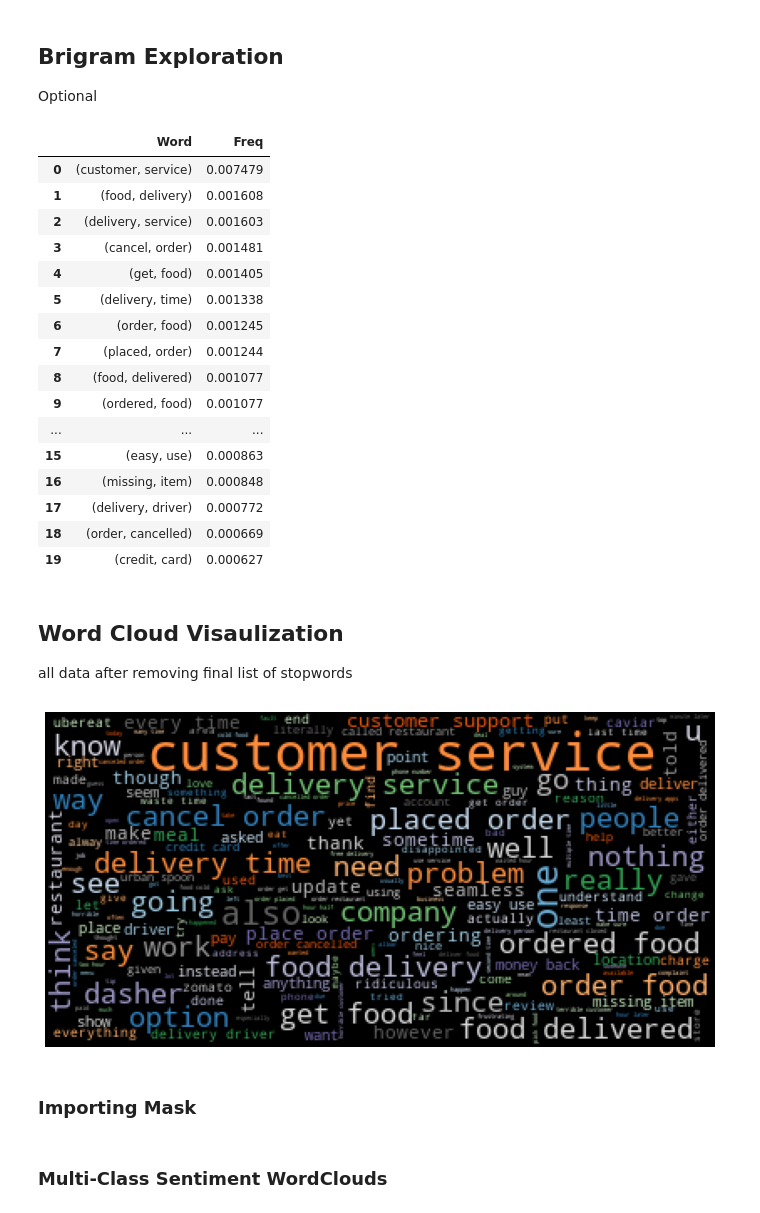
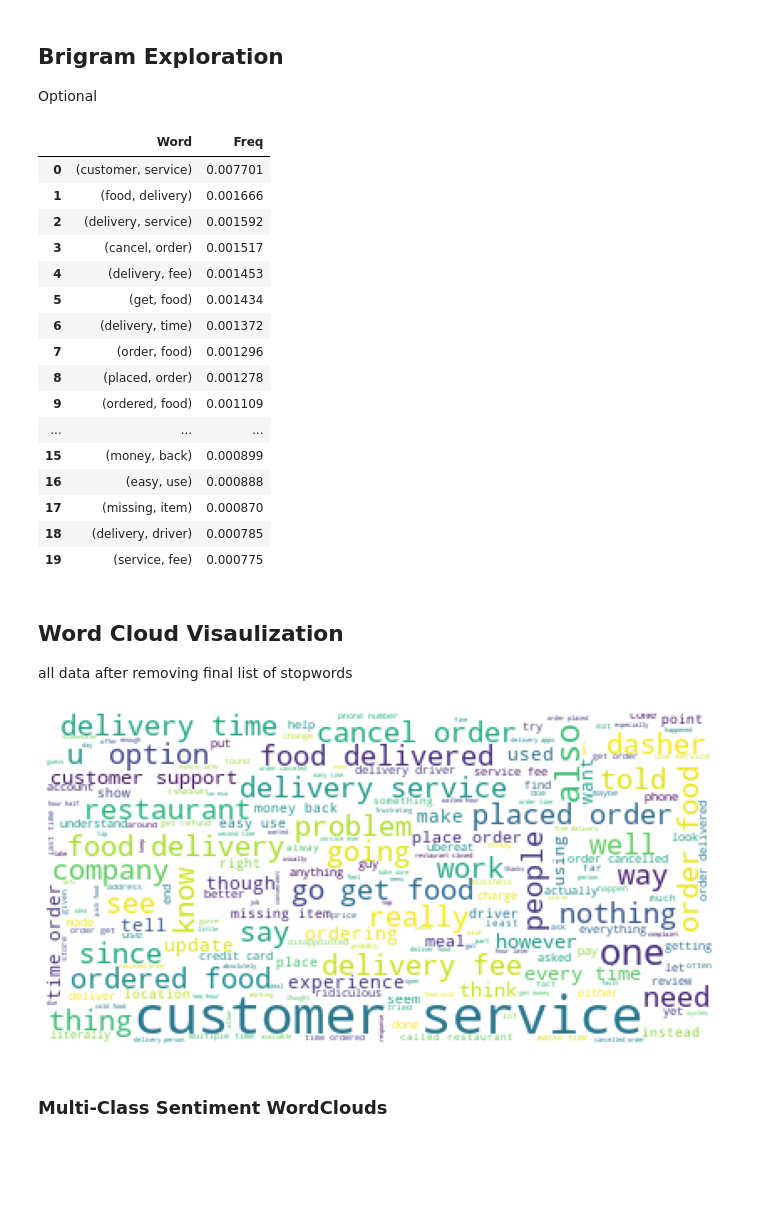
Before and after one commit to jennifernha/NLP-App-Reviews-Sentiment-Analysis, a Jupyter notebook: NLP-App-Sentiment-Analysis.ipynb, the cells around one changed output. Drawn from its saved outputs; the diff is of its cells as text; code cells hidden in the pictures; blank space fills up the shorter version.

```diff
--- a/NLP-App-Sentiment-Analysis.ipynb
+++ b/NLP-App-Sentiment-Analysis.ipynb
@@ -688,7 +696,8 @@ Now that we have removed common stopwords, we begin to see more insightful words
 # %%
 # Add common words unrelated to sentiment to stopwords_list
 stopwords_list.extend(['wa','app', 'would', 'even', 'uber', 'it’s', 'don’t',
-                       'ha', 'i’m', 'postmates', 'i’ve', 'said', 'doordash', 'eats', 'grubhub'])
+                       'ha', 'i’m', 'postmates', 'i’ve', 'said', 'doordash', 'eats', 'grubhub', 'caviar', 'urbanspoon',
+                      'spoon', 'urban', 'urban spoon', 'yelp', 'zomato'])
 # %%
 # Remove new stopwords
 stopped_tokens = [w.lower() for w in lemmatized_tokens  if w.lower() \
@@ -723,8 +732,13 @@ Additional removal - remove words that are too indicative of the user's sentimen
 The words that we have left are much more insightful, but we also want to remove words that are too indicative of the user's sentiment. By doing so, we will be able to better examine what elements of the apps users considered to be negative or positive without obvious indicator words.
 # %%
 # Add obvious indicator words to stopwords list
-stopwords_list.extend(['never', 'refund', 'like', 'great', 'issue', 'postmates', 'fee', 'good',
-                       'first', 'still', 'wrong', 'could', 'didn’t', 'has’t', 'don’t', 'door', 'dash', 'grub', 'hub'])
+stopwords_list.extend(['never', 'terrible', 'like', 'great', 'issue', 'postmates', 'good',
+                       'first', 'still', 'wrong', 'could', 'can’t', 'didn’t', 'has’t', 'don’t',
+                       'door', 'dash', 'grub', 'hub','seamless', 'hate', 'worthless', 'awful', 'worse', 'horrible',
+                       'poor', 'bad', 'useless', 'worst', 'love', 'amazing', 'best', 'excellent','perfect', 'awesome',
+                       'nice', 'fantastic', 'happy', 'nyc', 'sometimes', 'thank', 'appreciate', 'friendly', 'pathetic',
+                       'shame','unreliable', 'unprofessional', 'inaccurate', 'disappointing', 'code', 'delete',
+                       'unusable', 'deleting', 'bring back', 'deleted'])
 # %%
 # Remove stopwords
 stopped_tokens = [w.lower() for w in lemmatized_tokens  if w.lower() \
@@ -747,38 +761,36 @@ bigram_scores = bigram_finder.score_ngrams(bigram_measures.raw_freq)
 pd.DataFrame(bigram_scores, columns=["Word","Freq"]).head(20)
 # %% [output]
 |  | Word | Freq |
-| 0 | (customer, service) | 0.007479 |
-| 1 | (food, delivery) | 0.001608 |
-| 2 | (delivery, service) | 0.001603 |
-| 3 | (cancel, order) | 0.001481 |
-| 4 | (get, food) | 0.001405 |
-| 5 | (delivery, time) | 0.001338 |
-| 6 | (order, food) | 0.001245 |
-| 7 | (placed, order) | 0.001244 |
-| 8 | (food, delivered) | 0.001077 |
-| 9 | (ordered, food) | 0.001077 |
+| 0 | (customer, service) | 0.007701 |
+| 1 | (food, delivery) | 0.001666 |
+| 2 | (delivery, service) | 0.001592 |
+| 3 | (cancel, order) | 0.001517 |
+| 4 | (delivery, fee) | 0.001453 |
+| 5 | (get, food) | 0.001434 |
+| 6 | (delivery, time) | 0.001372 |
+| 7 | (order, food) | 0.001296 |
+| 8 | (placed, order) | 0.001278 |
+| 9 | (ordered, food) | 0.001109 |
 | ... | ... | ... |
-| 15 | (easy, use) | 0.000863 |
-| 16 | (missing, item) | 0.000848 |
-| 17 | (delivery, driver) | 0.000772 |
-| 18 | (order, cancelled) | 0.000669 |
-| 19 | (credit, card) | 0.000627 |
+| 15 | (money, back) | 0.000899 |
+| 16 | (easy, use) | 0.000888 |
+| 17 | (missing, item) | 0.000870 |
+| 18 | (delivery, driver) | 0.000785 |
+| 19 | (service, fee) | 0.000775 |
 # %% [markdown]
 ## Word Cloud Visaulization
 all data after removing final list of stopwords
 # %%
 # Create a WordCloud with our stopwords_list and include bigrams
 wordcloud = WordCloud(stopwords=stopwords_list,collocations=True,
-                      colormap='tab20c')
+                      background_color='white')
 
 # Generate wordcloud from stopped_tokens
 wordcloud.generate(','.join(stopped_tokens))
 
 # Plot with matplotlib
 plt.figure(figsize = (12, 12), facecolor = None)
 plt.imshow(wordcloud)
 plt.axis('off');
 # %% [output]
-[figure, old version]
+[figure, new version]
-# %% [markdown]
-### Importing Mask
```
Also changed, not shown: parts of 73 cells of this notebook.
